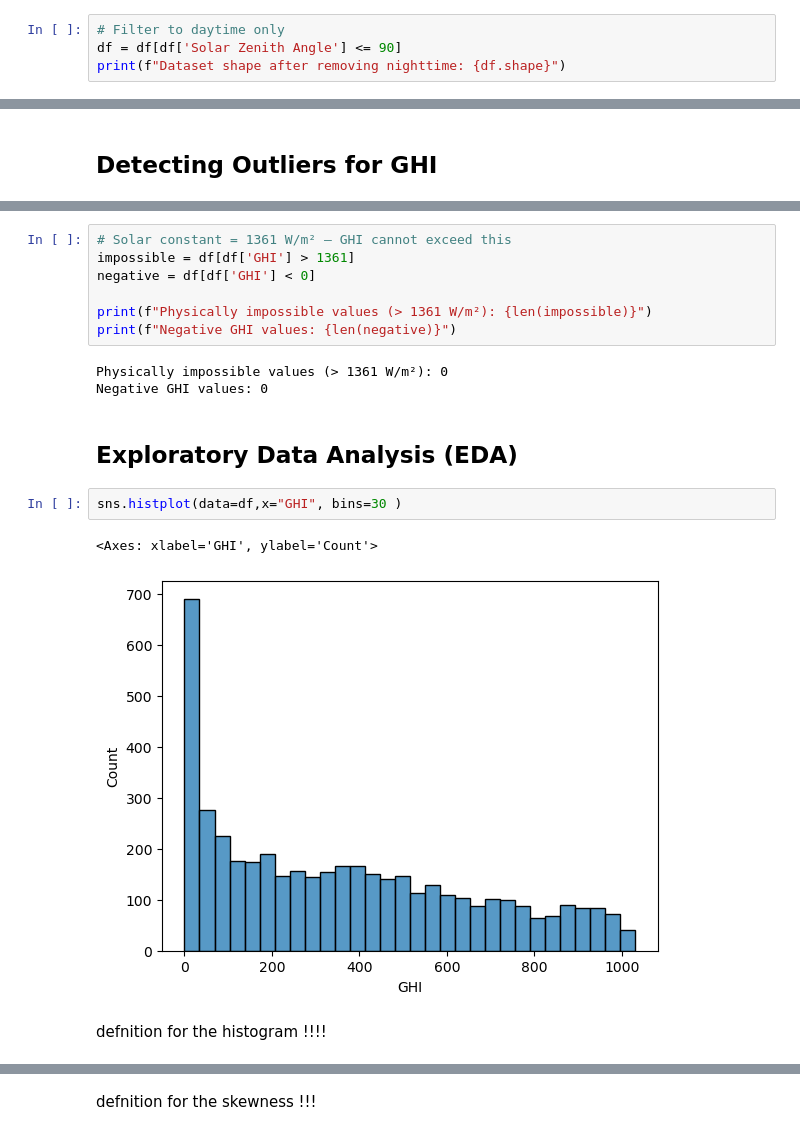
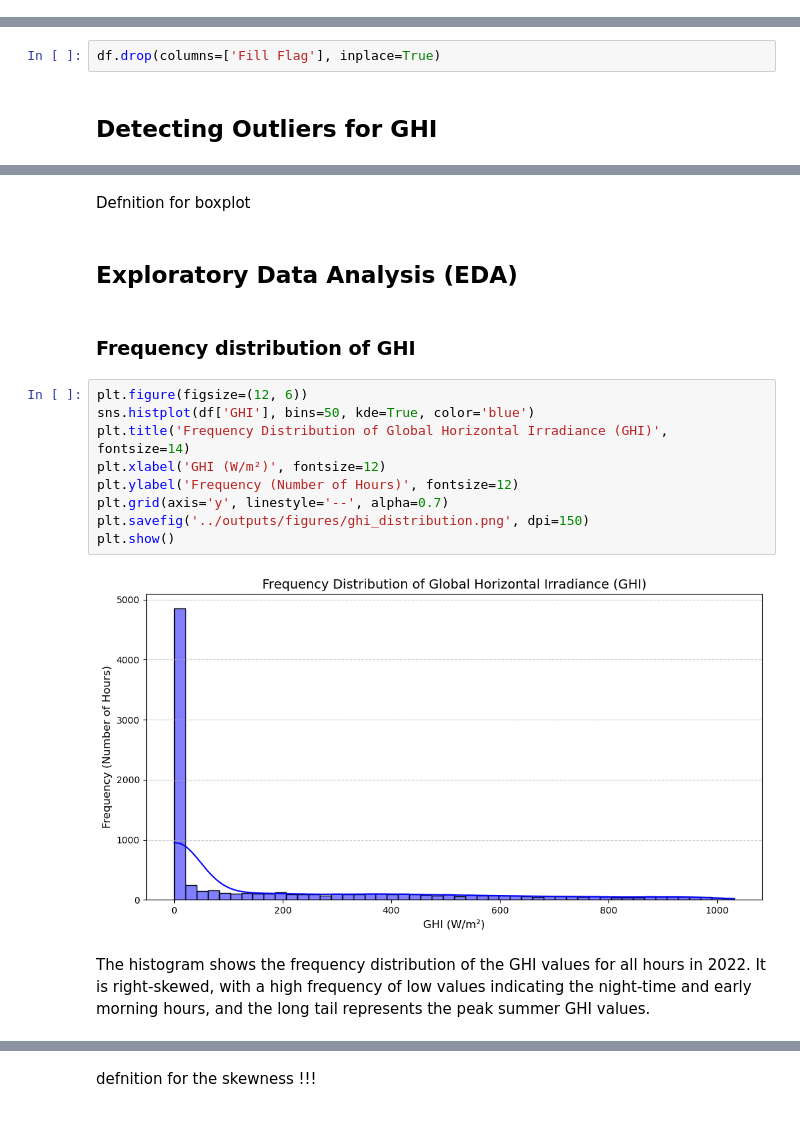
Before and after one commit to Smuthusivam/solar-irradiance-thesis, a Jupyter notebook: notebooks/01_data_preprocessing.ipynb, the cells around one changed output, grey strips where cells are left out. Cells and saved outputs as stored; diff of their text form.

Commit message:
notebook_01 has added all plots

```diff
--- a/notebooks/01_data_preprocessing.ipynb
+++ b/notebooks/01_data_preprocessing.ipynb
@@ -149,4 +143,0 @@ Daytime rows: 4432
-# %%
-# Filter to daytime only
-df = df[df['Solar Zenith Angle'] <= 90]
-print(f"Dataset shape after removing nighttime: {df.shape}")
@@ -223,2 +210,4 @@ The dataset contains 87.2 % percent measured values and 12.8 % gap-filled values
+# %%
+df.drop(columns=['Fill Flag'], inplace=True)
 # %% [markdown]
 ## Detecting Outliers for GHI
@@ -259,22 +244,22 @@ Outliers detected: 0
-# %%
-# Solar constant = 1361 W/m² — GHI cannot exceed this
-impossible = df[df['GHI'] > 1361]
-negative = df[df['GHI'] < 0]
-
-print(f"Physically impossible values (> 1361 W/m²): {len(impossible)}")
-print(f"Negative GHI values: {len(negative)}")
-# %% [output]
-Physically impossible values (> 1361 W/m²): 0
-Negative GHI values: 0
+# %% [markdown]
+Defnition for boxplot
 # %% [markdown]
 ## Exploratory Data Analysis (EDA)
+# %% [markdown]
+### Frequency distribution of GHI
 # %%
-sns.histplot(data=df,x="GHI", bins=30 )
+plt.figure(figsize=(12, 6))
+sns.histplot(df['GHI'], bins=50, kde=True, color='blue')
+plt.title('Frequency Distribution of Global Horizontal Irradiance (GHI)', fontsize=14)
+plt.xlabel('GHI (W/m²)', fontsize=12)
+plt.ylabel('Frequency (Number of Hours)', fontsize=12)
+plt.grid(axis='y', linestyle='--', alpha=0.7)
+plt.savefig('../outputs/figures/ghi_distribution.png', dpi=150)
+plt.show()
 # %% [output]
-<Axes: xlabel='GHI', ylabel='Count'>
-[figure, old version]
+[figure, new version]
 # %% [markdown]
-defnition for the histogram !!!!
+The histogram shows the frequency distribution of the GHI values for all hours in 2022. It is right-skewed, with a high frequency of low values indicating the night-time and early morning hours, and the long tail represents the peak summer GHI values.
 # %%
 print(f"Mean:     {df['GHI'].mean():.2f} W/m²")
 print(f"Median:   {df['GHI'].median():.2f} W/m²")
```
Also changed, not shown: parts of 37 cells of this notebook.
